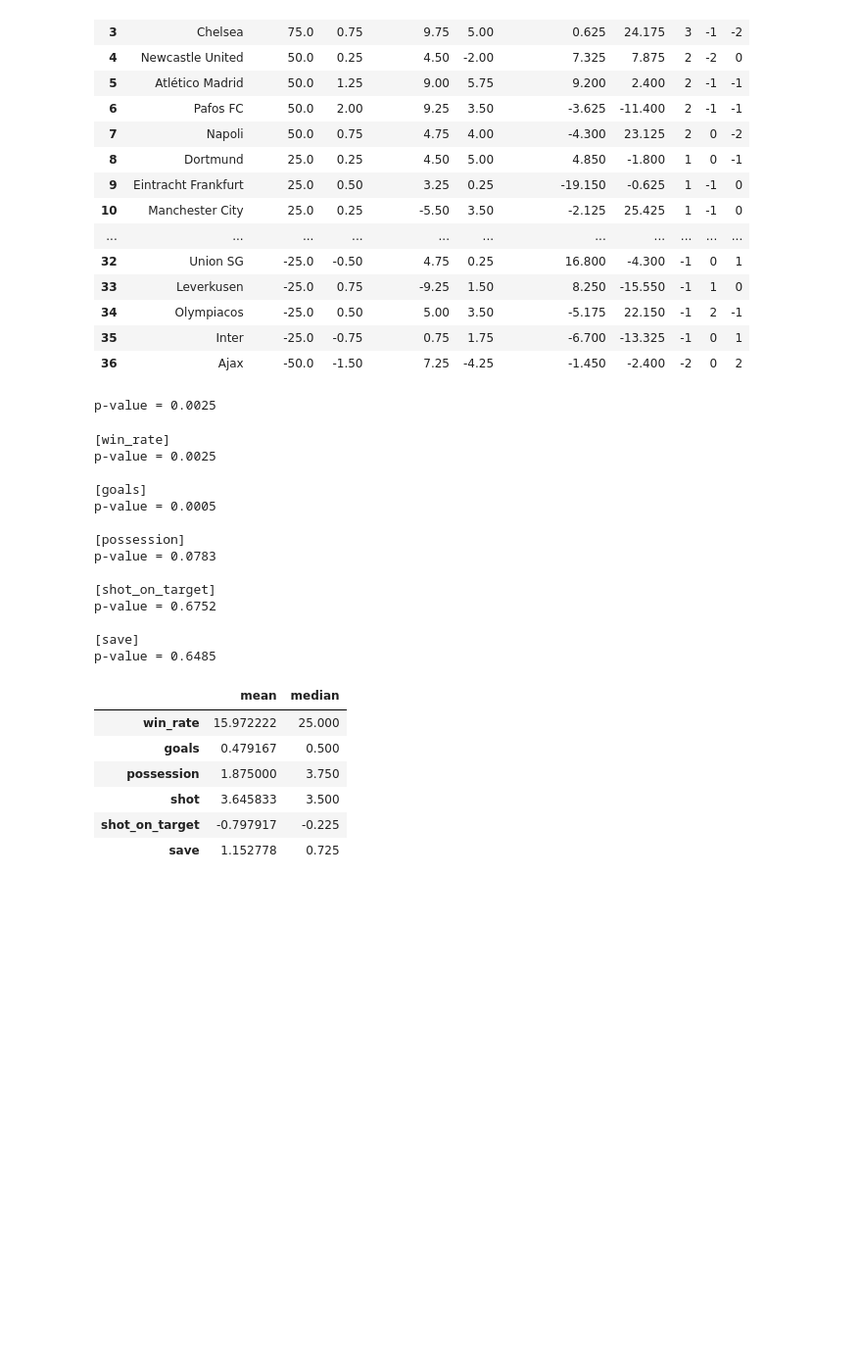
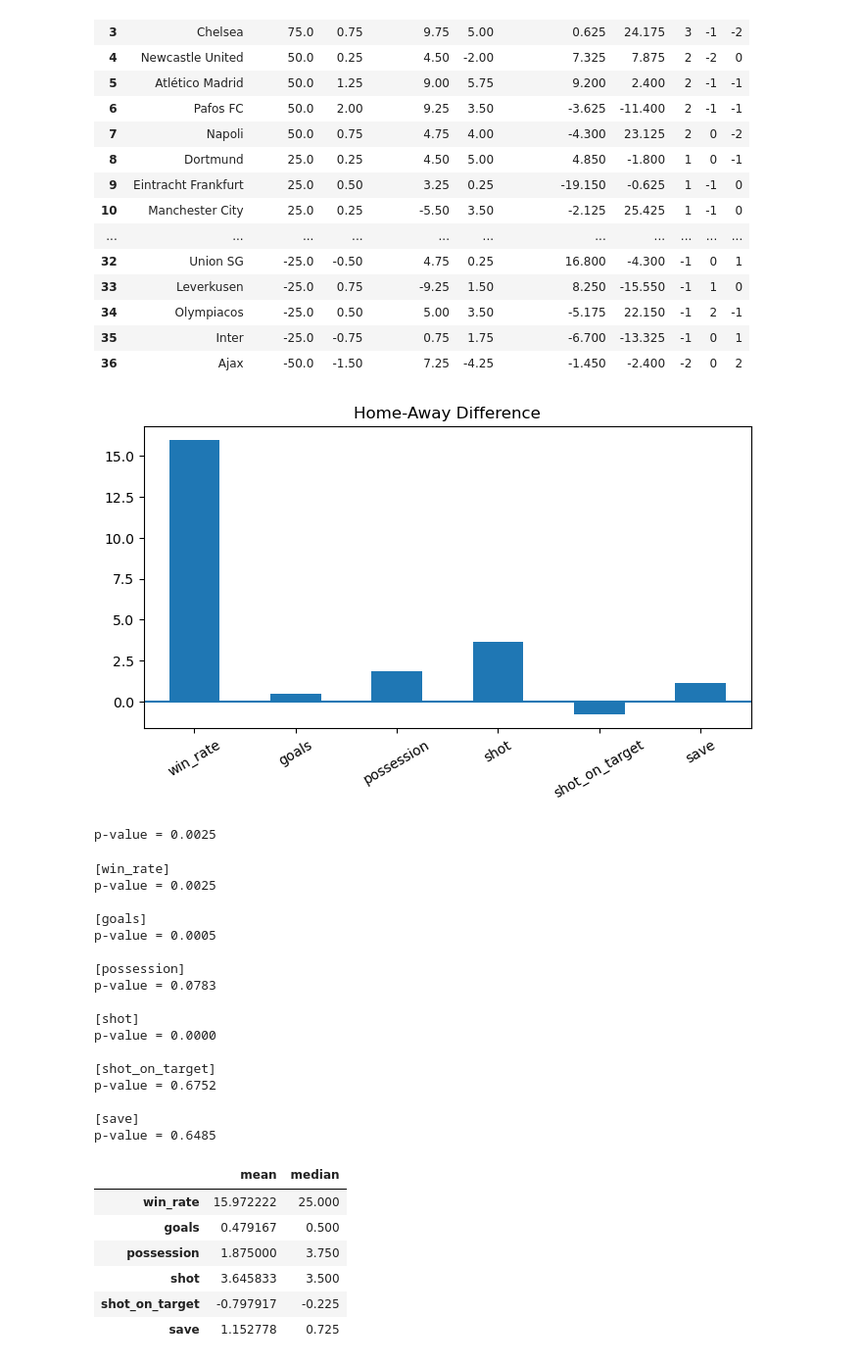
Before and after one commit to None425/25-26ChampionsLeaguePhase_Analysis, a Jupyter notebook: champs_2526/notebooks/champs.ipynb, the cells around one changed output. Shown at 98% size. Drawn from its saved outputs; the diff is of its cells as text; code cells hidden in the pictures; blank space fills up the shorter version.

```diff
--- a/champs_2526/notebooks/champs.ipynb
+++ b/champs_2526/notebooks/champs.ipynb
@@ -439,5 +455,18 @@ diff_rank
 | 34 | Olympiacos | -25.0 | 0.50 | 5.00 | 3.50 | -5.175 | 22.150 | -1 | 2 | -1 |
 | 35 | Inter | -25.0 | -0.75 | 0.75 | 1.75 | -6.700 | -13.325 | -1 | 0 | 1 |
 | 36 | Ajax | -50.0 | -1.50 | 7.25 | -4.25 | -1.450 | -2.400 | -2 | 0 | 2 |
+# %%
+data_stat = ["win_rate", "goals", "possession", "shot", "shot_on_target", "save"]
+
+mean_diff = diff_rank[data_stat].mean()
+
+plt.figure(figsize=(8, 4))
+mean_diff.plot(kind="bar")
+plt.axhline(0)
+plt.title("Home-Away Difference")
+plt.xticks(rotation=30)
+plt.show()
+# %% [output]
+[figure, added]
 # %%
 s = diff_table["win_rate"].dropna()
@@ -449,9 +476,7 @@ print(f"p-value = {p_value:.4f}")
 p-value = 0.0025
 # %%
 # 다른 지표들도 홈 어드밴티지가 적용되는지
-metrics = ["win_rate", "goals", "possession", "shot_on_target", "save"]
-
-for m in metrics:
+for m in data_stat:
     s = diff_table[m].dropna()
     t, p = stats.ttest_1samp(s, popmean=0)
 
@@ -467,6 +492,9 @@ p-value = 0.0005
 [possession]
 p-value = 0.0783
 
+[shot]
+p-value = 0.0000
+
 [shot_on_target]
 p-value = 0.6752
 
```
Also changed, not shown: parts of 18 cells of this notebook.
